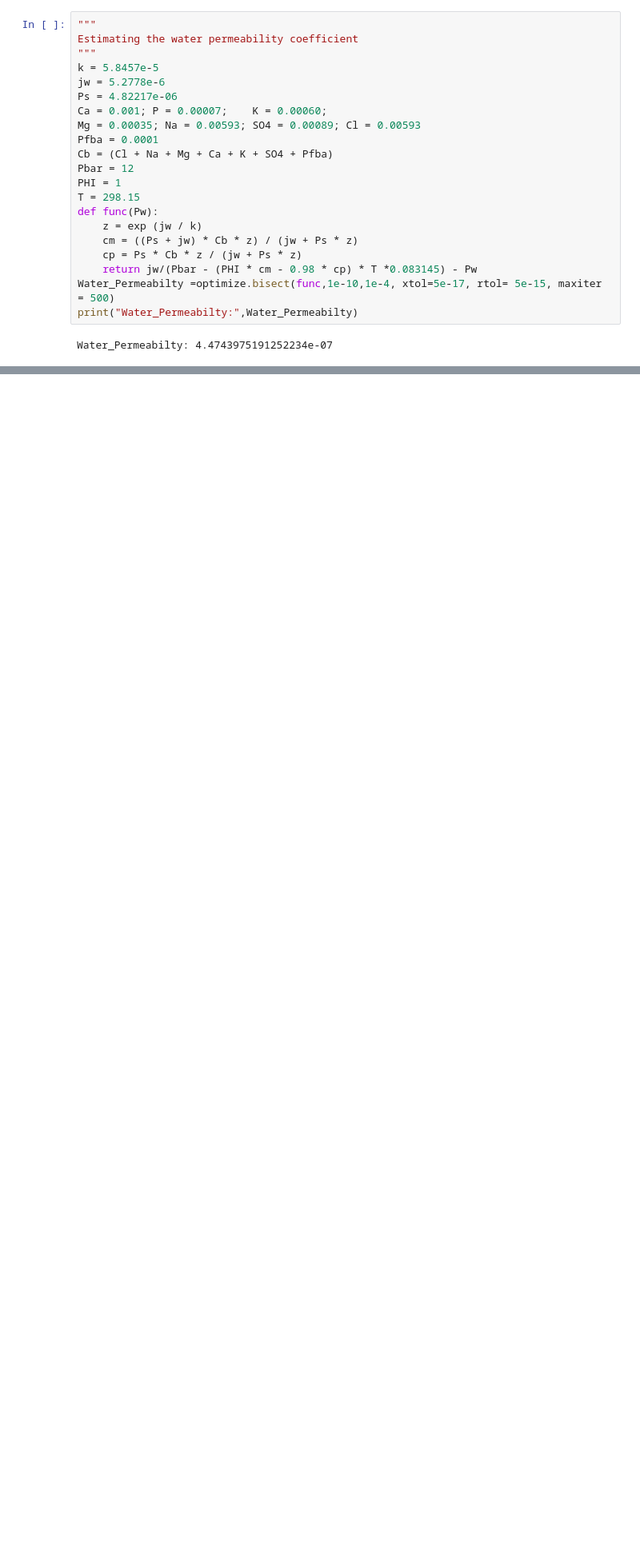
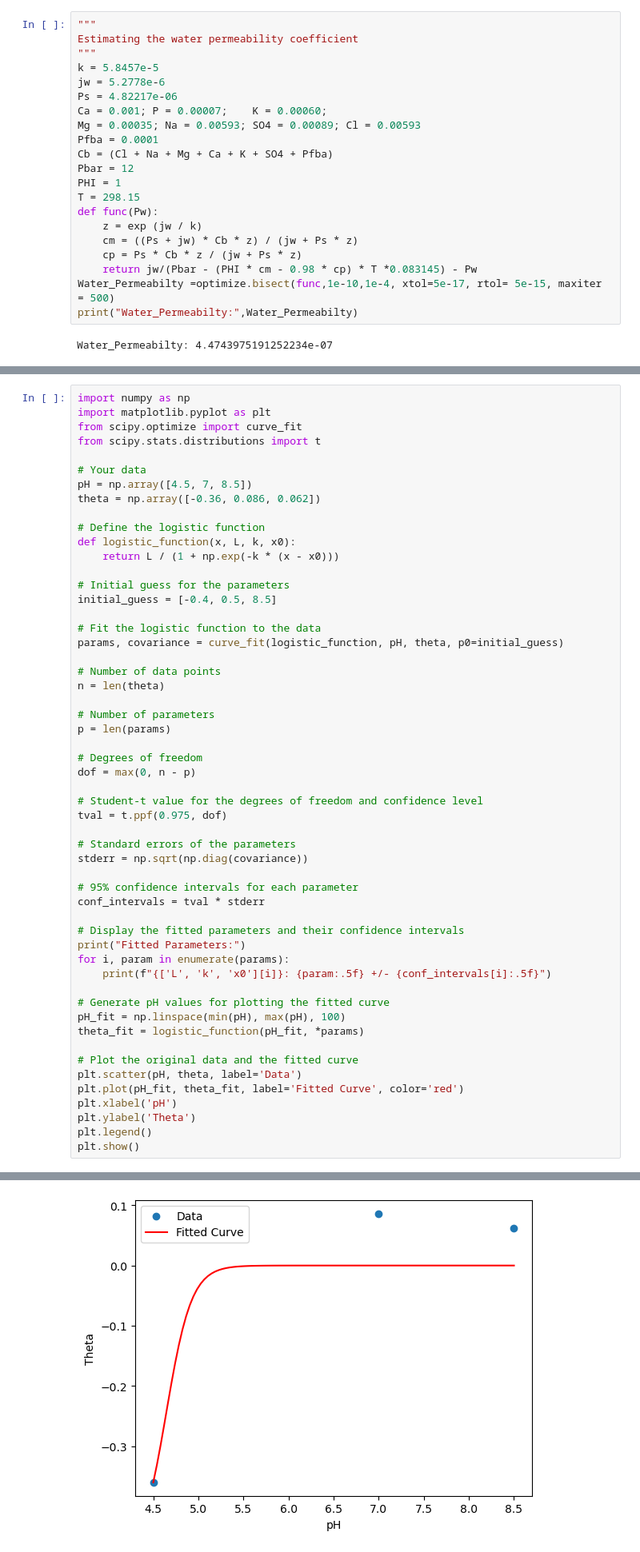
Before and after one commit to Nir-Water-Lab/High-Recovery-Effluent-RO, a Jupyter notebook: Dependencies_code_files/playground.ipynb, the cells around one changed output, grey strips where cells are left out. Shown at 80% size. Cells and saved outputs as stored; diff of their text form; blank space fills up the shorter version.

```diff
--- a/Dependencies_code_files/playground.ipynb
+++ b/Dependencies_code_files/playground.ipynb
@@ -66,0 +109,55 @@ Water_Permeabilty: 4.4743975191252234e-07
+# %%
+import numpy as np
+import matplotlib.pyplot as plt
+from scipy.optimize import curve_fit
+from scipy.stats.distributions import t
+
+# Your data
+pH = np.array([4.5, 7, 8.5])
+theta = np.array([-0.36, 0.086, 0.062])
+
+# Define the logistic function
+def logistic_function(x, L, k, x0):
+    return L / (1 + np.exp(-k * (x - x0)))
+
+# Initial guess for the parameters
+initial_guess = [-0.4, 0.5, 8.5]
+
+# Fit the logistic function to the data
+params, covariance = curve_fit(logistic_function, pH, theta, p0=initial_guess)
+
+# Number of data points
+n = len(theta)
+
+# Number of parameters
+p = len(params)
+
+# Degrees of freedom
+dof = max(0, n - p)
+
+# Student-t value for the degrees of freedom and confidence level
+tval = t.ppf(0.975, dof)
+
+# Standard errors of the parameters
+stderr = np.sqrt(np.diag(covariance))
+
+# 95% confidence intervals for each parameter
+conf_intervals = tval * stderr
+
+# Display the fitted parameters and their confidence intervals
+print("Fitted Parameters:")
+for i, param in enumerate(params):
+    print(f"{['L', 'k', 'x0'][i]}: {param:.5f} +/- {conf_intervals[i]:.5f}")
+
+# Generate pH values for plotting the fitted curve
+pH_fit = np.linspace(min(pH), max(pH), 100)
+theta_fit = logistic_function(pH_fit, *params)
+
+# Plot the original data and the fitted curve
+plt.scatter(pH, theta, label='Data')
+plt.plot(pH_fit, theta_fit, label='Fitted Curve', color='red')
+plt.xlabel('pH')
+plt.ylabel('Theta')
+plt.legend()
+plt.show()
+# %% [output]
@@ -66,0 +168 @@ Water_Permeabilty: 4.4743975191252234e-07
+[figure, added]
```
Also changed, not shown: parts of 3 cells of this notebook, 15 other files.
